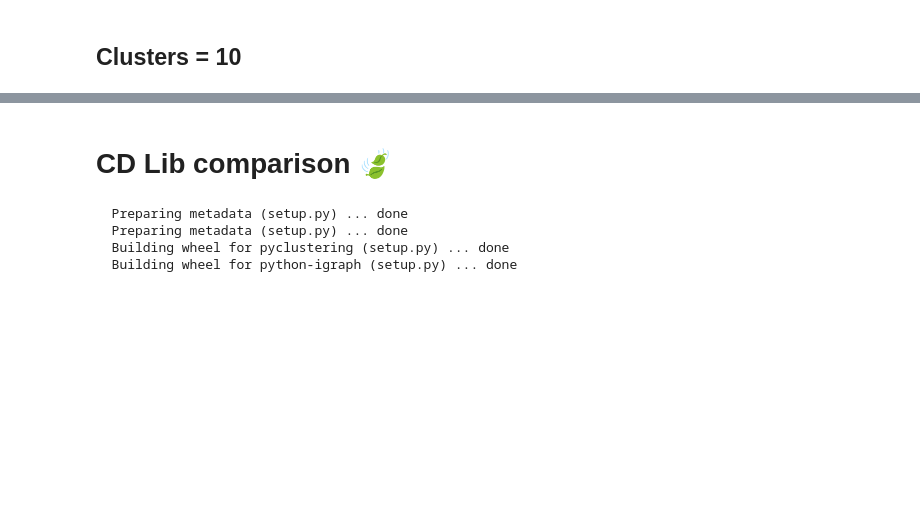
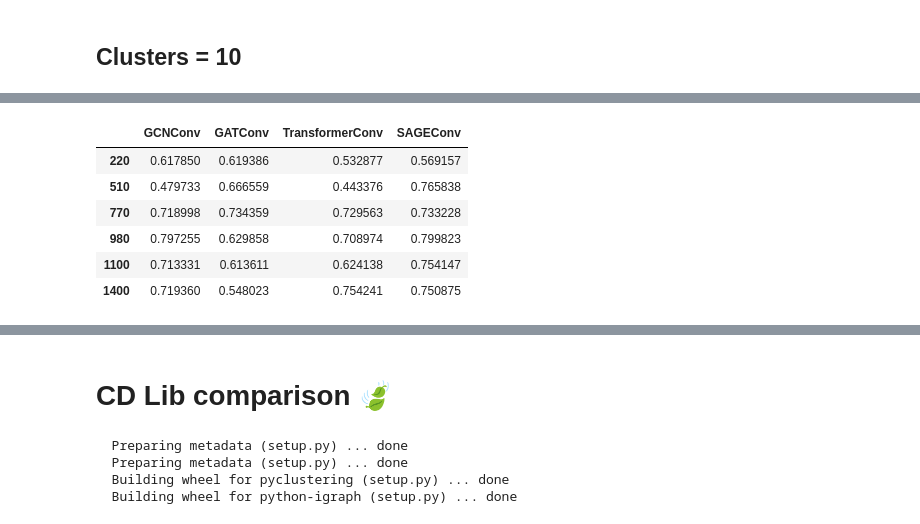
Before and after one commit to honeyshi/node_embeddings_clustering, a Jupyter notebook: Clustering.ipynb, the cells around one changed output, grey strips where cells are left out. Drawn from its saved outputs; the diff is of its cells as text; code cells hidden in the pictures; blank space fills up the shorter version.

```diff
--- a/Clustering.ipynb
+++ b/Clustering.ipynb
@@ -560,4 +595,4 @@ fig.show()
 # %% [markdown]
 ## Clusters = 10
 # %%
-metrics_df_10, graphs_10 = evaluate_graphs_nodes_clustering(models_dict, CLUSTERS_SIZES_TEST_10, CLUSTERS_PROBS_TEST_10)
+metrics_f1_10, metrics_rand_10 = evaluate_graphs_nodes_clustering(models_dict, CLUSTERS_SIZES_TEST_10, CLUSTERS_PROBS_TEST_10)
@@ -574 +609,11 @@ metrics_df_10
+# %%
+metrics_rand_10
+# %% [output]
+|  | GCNConv | GATConv | TransformerConv | SAGEConv |
+| 220 | 0.617850 | 0.619386 | 0.532877 | 0.569157 |
+| 510 | 0.479733 | 0.666559 | 0.443376 | 0.765838 |
+| 770 | 0.718998 | 0.734359 | 0.729563 | 0.733228 |
+| 980 | 0.797255 | 0.629858 | 0.708974 | 0.799823 |
+| 1100 | 0.713331 | 0.613611 | 0.624138 | 0.754147 |
+| 1400 | 0.719360 | 0.548023 | 0.754241 | 0.750875 |
 # %%
```
Also changed, not shown: parts of 40 cells of this notebook.
